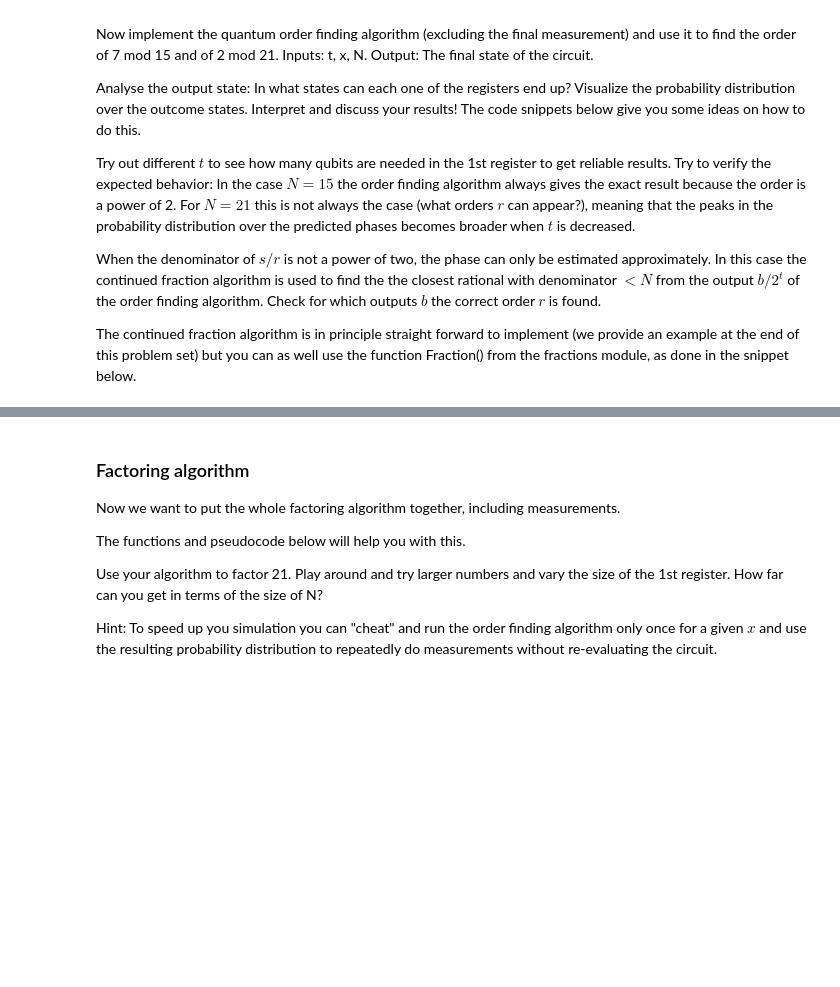
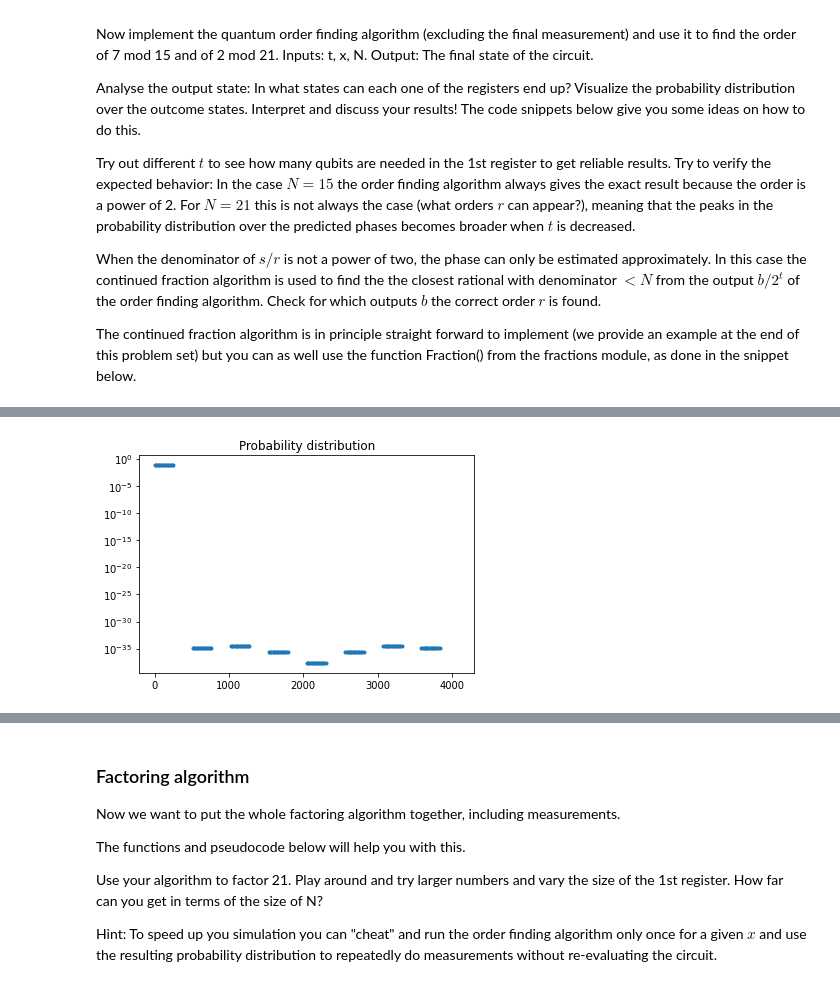
Before and after one commit to Abiyzelalem27/Quantum_Algorithms, a Jupyter notebook: shor_QFT_PE.ipynb, the cells around one changed output, grey strips where cells are left out. Cells and saved outputs as stored; diff of their text form; code cells hidden in the pictures; blank space fills up the shorter version.

```diff
--- a/shor_QFT_PE.ipynb
+++ b/shor_QFT_PE.ipynb
@@ -256,0 +807,18 @@ NameError: name 'psi' is not defined
+# %%
+import numpy as np
+import matplotlib.pyplot as plt
+from fractions import Fraction
+
+t = 8
+x = 7
+N = 15
+
+psi = order_finding_state(t,x,N)
+
+Probs = np.abs(psi)**2
+
+plt.semilogy(Probs,'.')
+plt.title("Probability distribution")
+plt.show()
+# %% [output]
+[figure, added]
```
Also changed, not shown: parts of 33 cells of this notebook, 4 other files.
